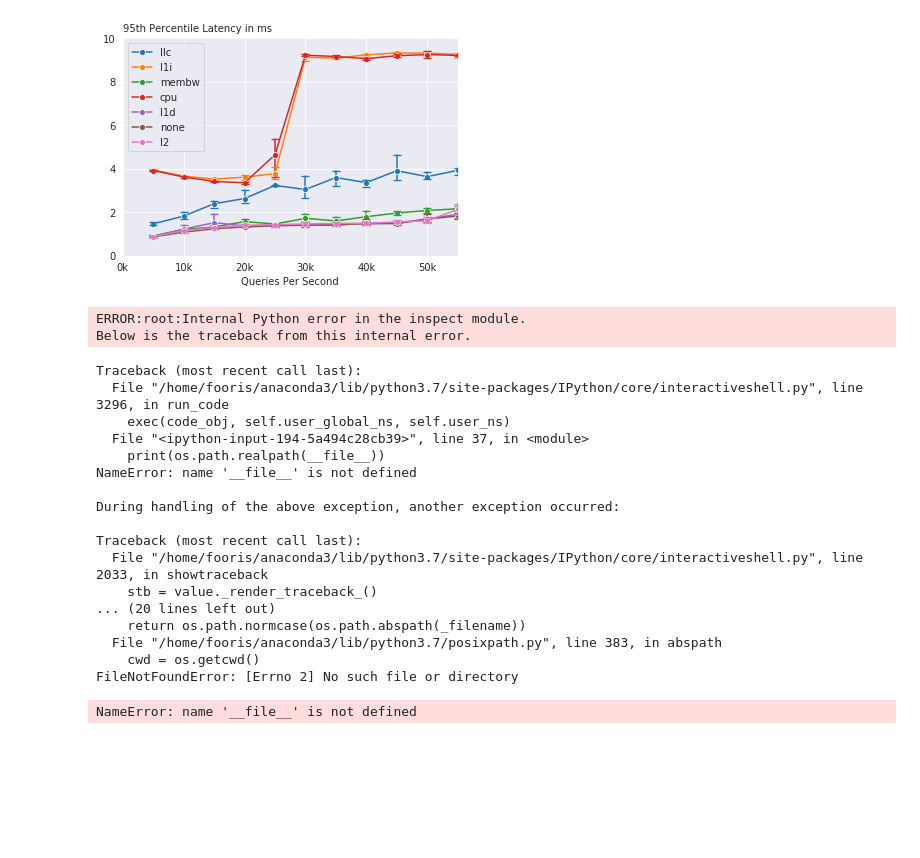
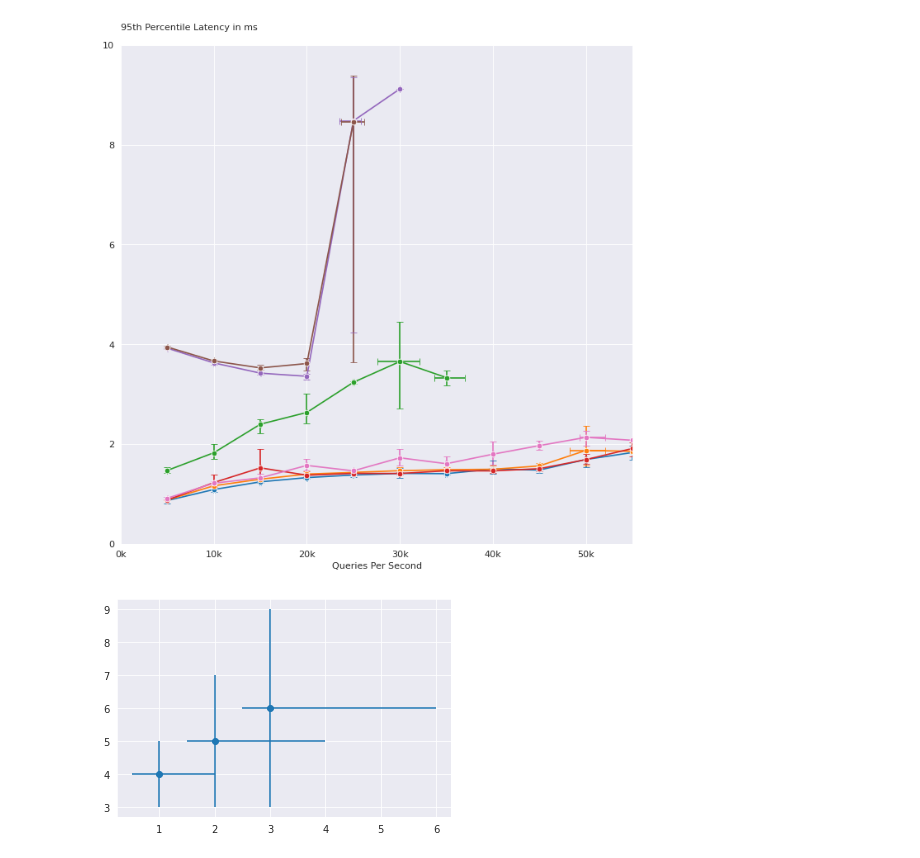
Before and after one commit to begeli/cloud-computing-architecture-project, a Jupyter notebook: plotting/task01.ipynb, the cells around one changed output. Saved outputs shown, nothing was run; the diff lists cells and outputs as text; code cells hidden in the pictures; blank space fills up the shorter version.

Commit message:
plotting: add xerror bars

```diff
--- a/plotting/task01.ipynb
+++ b/plotting/task01.ipynb
@@ -9,61 +9,77 @@ from matplotlib.ticker import FuncFormatter
 
 
 from collections import OrderedDict
+# %%
+def percentile(n):
+    def percentile_(x):
+        return np.percentile(x, n)
+    percentile_.__name__ = 'percentile_%s' % n
+    return percentile_
 # %%
 def plot():
-#     figsize=(10, 10), dpi=80
-    fig, ax = plt.subplots()
-    result_di
-    for subdir in :
+
+    fig, ax = plt.subplots(figsize=(10, 10), dpi=80)
+    for subdir in os.scandir("../results"):
         all_files = glob.glob(os.path.join(subdir.path, "*.out"))
         dfs = (pd.read_csv(file, delim_whitespace=True) for file in all_files)
         data = pd.concat(dfs, ignore_index=True)
         data["p95"] = data["p95"].divide(1000.0)
+        data["rounded"]  = data["QPS"].divide(5000).round().mul(5000)
 
-        sns.lineplot(data=data, x=data.target, y=data.p95,
-                         label=subdir.name,
-                         marker='o',
-                         err_style="bars",
-                         err_kws={'capsize':4, 'capthick':1.3, 'elinewidth': 1.5},
-                         ax=ax
-                        )
+        data_agg = data[["rounded", "p95", "QPS"]].groupby("rounded", as_index=False).agg([
+            ('mean', np.mean),
+            ('p2.5', percentile(2.5)),
+            ('p97.5', percentile(97.5)),
+        ]).reset_index()
+
+
+#         sns.lineplot(data=data, x=data["rounded"], y=data["p95"],
+#                          label=subdir.name,
+#                          marker='o',
+#                          err_style="bars",
+#                          err_kws={'capsize':4, 'capthick':1.3, 'elinewidth': 1.5},
+#                          ax=ax
+#                         )
+
+        xerr=[data_agg["QPS"]["mean"] - data_agg["QPS"]["p2.5"], data_agg["QPS"]["p97.5"] - data_agg["QPS"]["mean"]]
+        yerr=[data_agg["p95"]["mean"] - data_agg["p95"]["p2.5"], data_agg["p95"]["p97.5"] - data_agg["p95"]["mean"]]
+        ax.errorbar(data_agg["rounded"], data_agg["p95"]["mean"],
+                     xerr=xerr,
+                     yerr=yerr,
+                     capsize=4,
+                     capthick=1.3,
+                     elinewidth= 1.5,
+                     fmt='o-',
+                     mec='white',
+                     mew=.75,
+                    )
 
 
     sns.set_style("darkgrid")
     plt.text(0, 10.3, "95th Percentile Latency in ms")
     plt.ylabel("")
     plt.xlabel("Queries Per Second")
 
     plt.xlim([0, 55000])
     plt.ylim([0, 10])
 
     ax.xaxis.set_major_formatter(
         FuncFormatter(lambda x_val, tick_pos: "{:.0f}k".format(x_val/1000)))
 
     plt.show()
 #     plt.savefig('task1.pdf', bbox_inches='tight')
     plt.close()
 
 plot()
 # %% [output]
-[figure, old version]
+[figure, new version]
-ERROR:root:Internal Python error in the inspect module.
-Below is the traceback from this internal error.
-Traceback (most recent call last):
-  File "/home/fooris/anaconda3/lib/python3.7/site-packages/IPython/core/interactiveshell.py", line 3296, in run_code
-    exec(code_obj, self.user_global_ns, self.user_ns)
-  File "<ipython-input-194-5a494c28cb39>", line 37, in <module>
-    print(os.path.realpath(__file__))
-NameError: name '__file__' is not defined
-
-During handling of the above exception, another exception occurred:
-
-Traceback (most recent call last):
-  File "/home/fooris/anaconda3/lib/python3.7/site-packages/IPython/core/interactiveshell.py", line 2033, in showtraceback
-    stb = value._render_traceback_()
-... (20 lines left out)
-    return os.path.normcase(os.path.abspath(_filename))
-  File "/home/fooris/anaconda3/lib/python3.7/posixpath.py", line 383, in abspath
-    cwd = os.getcwd()
-FileNotFoundError: [Errno 2] No such file or directory
-NameError: name '__file__' is not defined
+# %%
+
+fig, ax = plt.subplots()
+ax.errorbar([1,2,3], [4,5,6],
+                    xerr=[[0.5, 0.5, 0.5], [1,2,3]],
+                    yerr=[1,2,3],
+                    fmt='o')
+plt.show()
+# %% [output]
+[figure, added]
```
